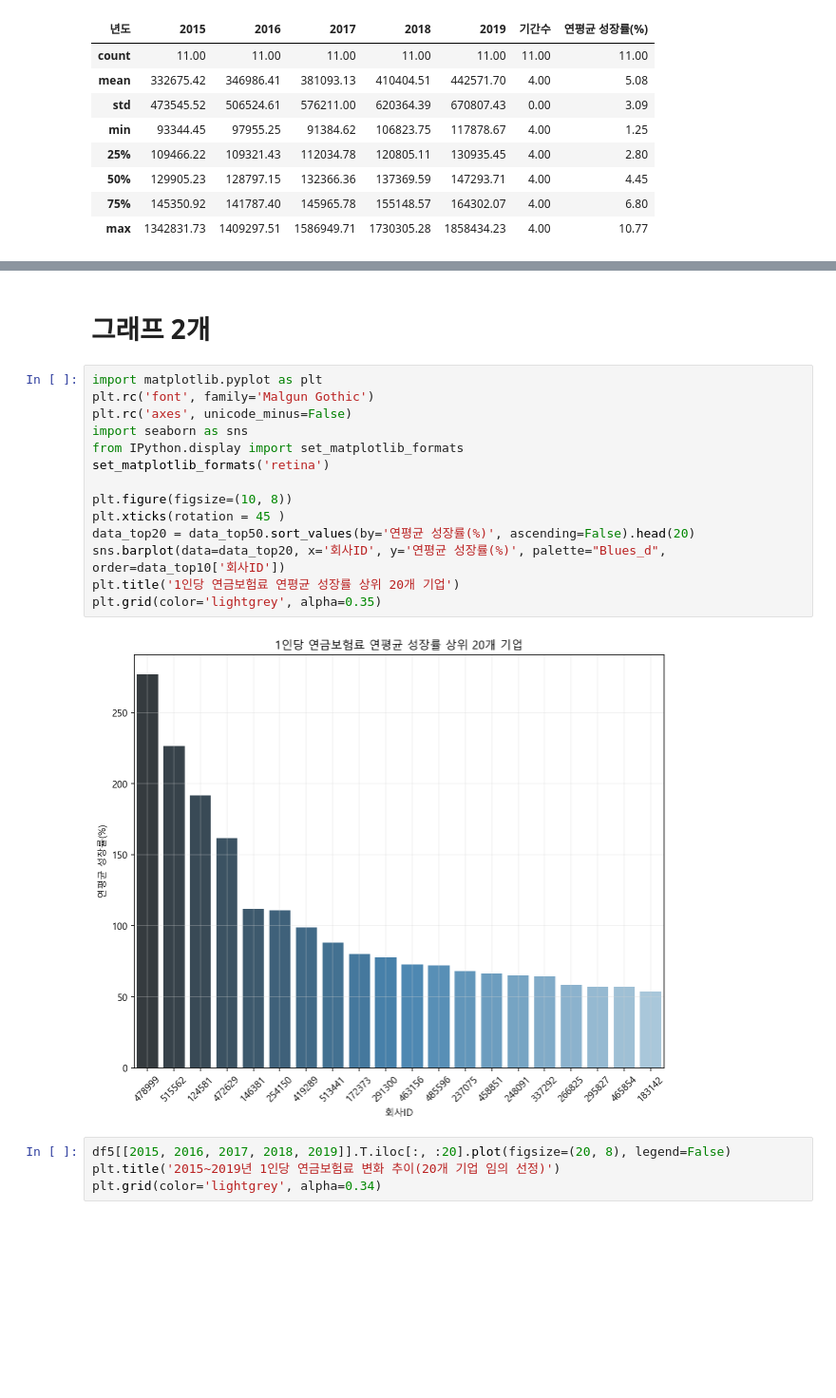
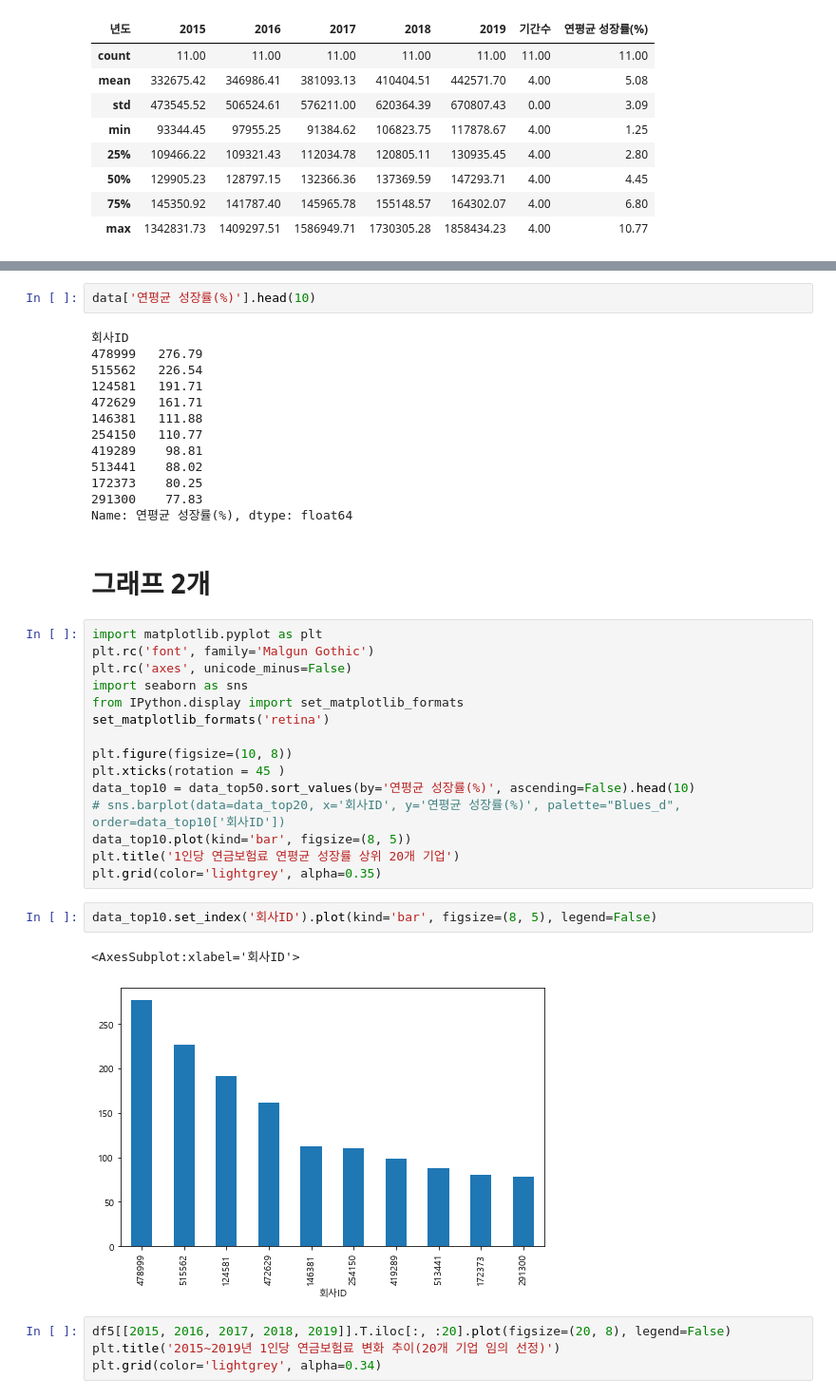
Before and after one commit to Aliasss/team3_wanted_onboarding, a Jupyter notebook: team3_onboarding_week1_analysis4(취합용_김동섭).ipynb, the cells around one changed output, grey strips where cells are left out. Shown at 95% size. Drawn from its saved outputs; the diff is of its cells as text; blank space fills up the shorter version.

```diff
--- a/team3_onboarding_week1_analysis4(취합용_김동섭).ipynb
+++ b/team3_onboarding_week1_analysis4(취합용_김동섭).ipynb
@@ -76,3 +90,18 @@ data_top50 = data['연평균 성장률(%)'].head(50).to_frame().reset_index()
+# %%
+data['연평균 성장률(%)'].head(10)
+# %% [output]
+회사ID
+478999   276.79
+515562   226.54
+124581   191.71
+472629   161.71
+146381   111.88
+254150   110.77
+419289    98.81
+513441    88.02
+172373    80.25
+291300    77.83
+Name: 연평균 성장률(%), dtype: float64
 # %% [markdown]
 # 그래프 2개
 # %%
@@ -85,12 +114,16 @@ set_matplotlib_formats('retina')
 
 plt.figure(figsize=(10, 8))
 plt.xticks(rotation = 45 )
-data_top20 = data_top50.sort_values(by='연평균 성장률(%)', ascending=False).head(20)
-sns.barplot(data=data_top20, x='회사ID', y='연평균 성장률(%)', palette="Blues_d", order=data_top10['회사ID'])
+data_top10 = data_top50.sort_values(by='연평균 성장률(%)', ascending=False).head(10)
+# sns.barplot(data=data_top20, x='회사ID', y='연평균 성장률(%)', palette="Blues_d", order=data_top10['회사ID'])
+data_top10.plot(kind='bar', figsize=(8, 5))
 plt.title('1인당 연금보험료 연평균 성장률 상위 20개 기업')
 plt.grid(color='lightgrey', alpha=0.35)
-# %% [output]
-[figure, removed]
+# %%
+data_top10.set_index('회사ID').plot(kind='bar', figsize=(8, 5), legend=False)
+# %% [output]
+<AxesSubplot:xlabel='회사ID'>
+[figure, added]
 # %%
 df5[[2015, 2016, 2017, 2018, 2019]].T.iloc[:, :20].plot(figsize=(20, 8), legend=False)
 plt.title('2015~2019년 1인당 연금보험료 변화 추이(20개 기업 임의 선정)')
```
Also changed, not shown: parts of 1 cell of this notebook.
